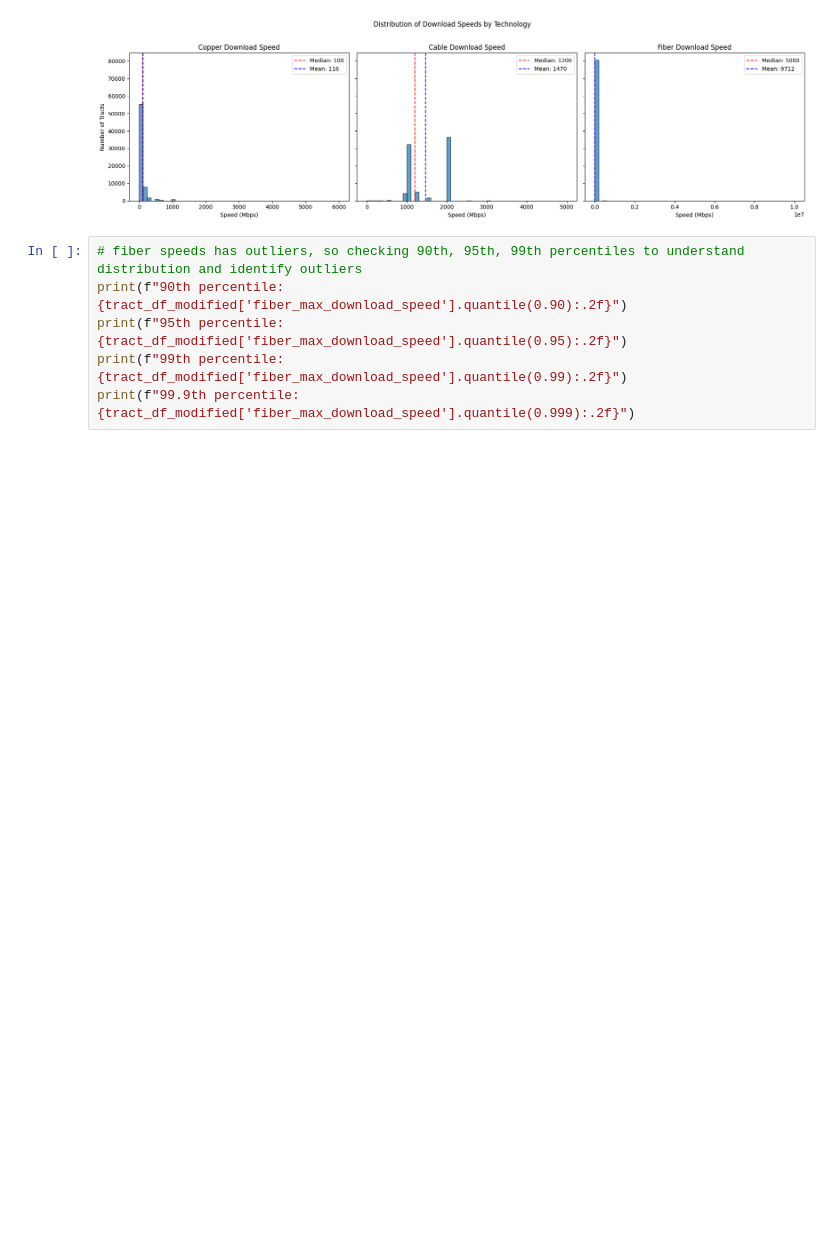
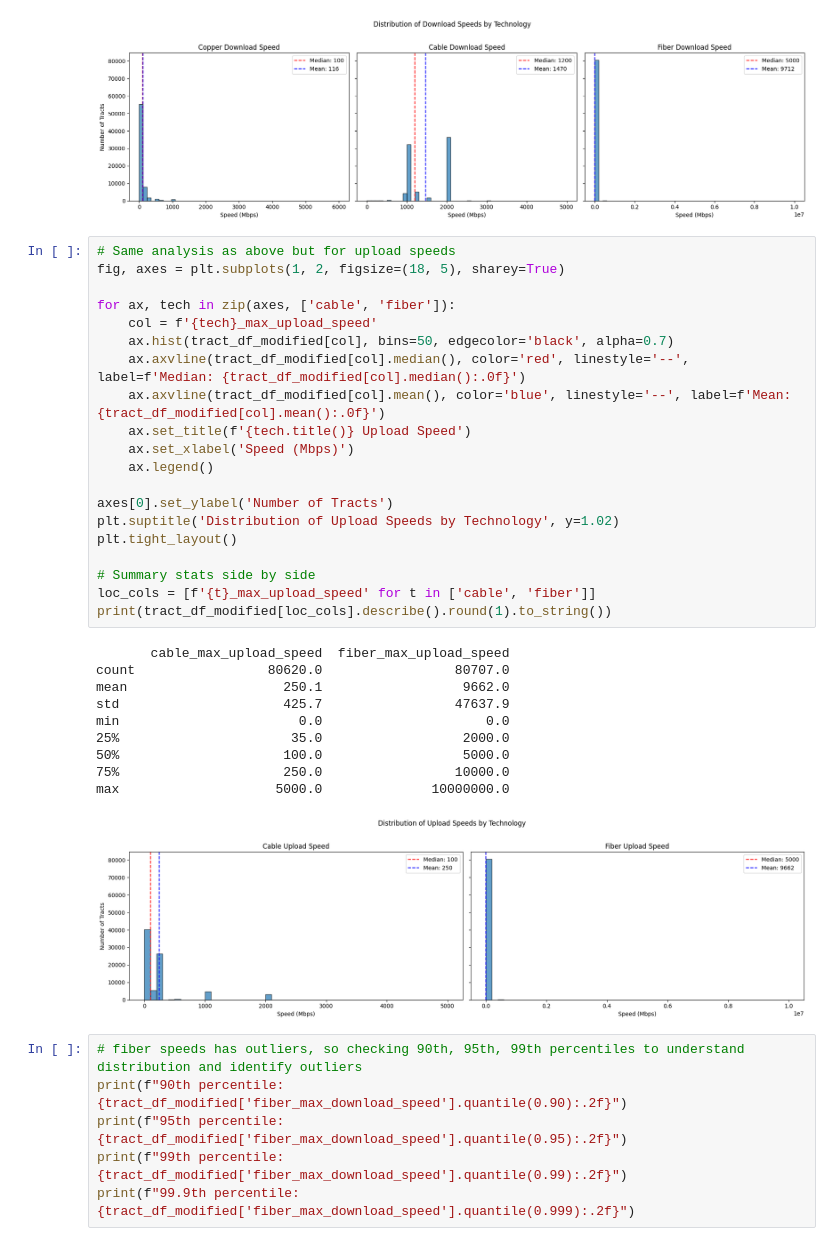
Before and after one commit to eprashar-clgx/network-idx, a Jupyter notebook: notebooks/04_eda_fcc_feature_engg.ipynb, the cells around one changed output. Cells and saved outputs as stored; diff of their text form; blank space fills up the shorter version.

```diff
--- a/notebooks/04_eda_fcc_feature_engg.ipynb
+++ b/notebooks/04_eda_fcc_feature_engg.ipynb
@@ -686,6 +707,37 @@ min                          0.0                       0.0
 75%                        100.0                    2000.0                   10000.0
 max                       6000.0                    5000.0                10000000.0
 [figure]
+# %%
+# Same analysis as above but for upload speeds
+fig, axes = plt.subplots(1, 2, figsize=(18, 5), sharey=True)
+
+for ax, tech in zip(axes, ['cable', 'fiber']):
+    col = f'{tech}_max_upload_speed'
+    ax.hist(tract_df_modified[col], bins=50, edgecolor='black', alpha=0.7)
+    ax.axvline(tract_df_modified[col].median(), color='red', linestyle='--', label=f'Median: {tract_df_modified[col].median():.0f}')
+    ax.axvline(tract_df_modified[col].mean(), color='blue', linestyle='--', label=f'Mean: {tract_df_modified[col].mean():.0f}')
+    ax.set_title(f'{tech.title()} Upload Speed')
+    ax.set_xlabel('Speed (Mbps)')
+    ax.legend()
+
+axes[0].set_ylabel('Number of Tracts')
+plt.suptitle('Distribution of Upload Speeds by Technology', y=1.02)
+plt.tight_layout()
+
+# Summary stats side by side
+loc_cols = [f'{t}_max_upload_speed' for t in ['cable', 'fiber']]
+print(tract_df_modified[loc_cols].describe().round(1).to_string())
+# %% [output]
+       cable_max_upload_speed  fiber_max_upload_speed
+count                 80620.0                 80707.0
+mean                    250.1                  9662.0
+std                     425.7                 47637.9
+min                       0.0                     0.0
+25%                      35.0                  2000.0
+50%                     100.0                  5000.0
+75%                     250.0                 10000.0
+max                    5000.0              10000000.0
+[figure, added]
 # %%
 # fiber speeds has outliers, so checking 90th, 95th, 99th percentiles to understand distribution and identify outliers
 print(f"90th percentile: {tract_df_modified['fiber_max_download_speed'].quantile(0.90):.2f}")
```
Also changed, not shown: parts of 30 cells of this notebook.
